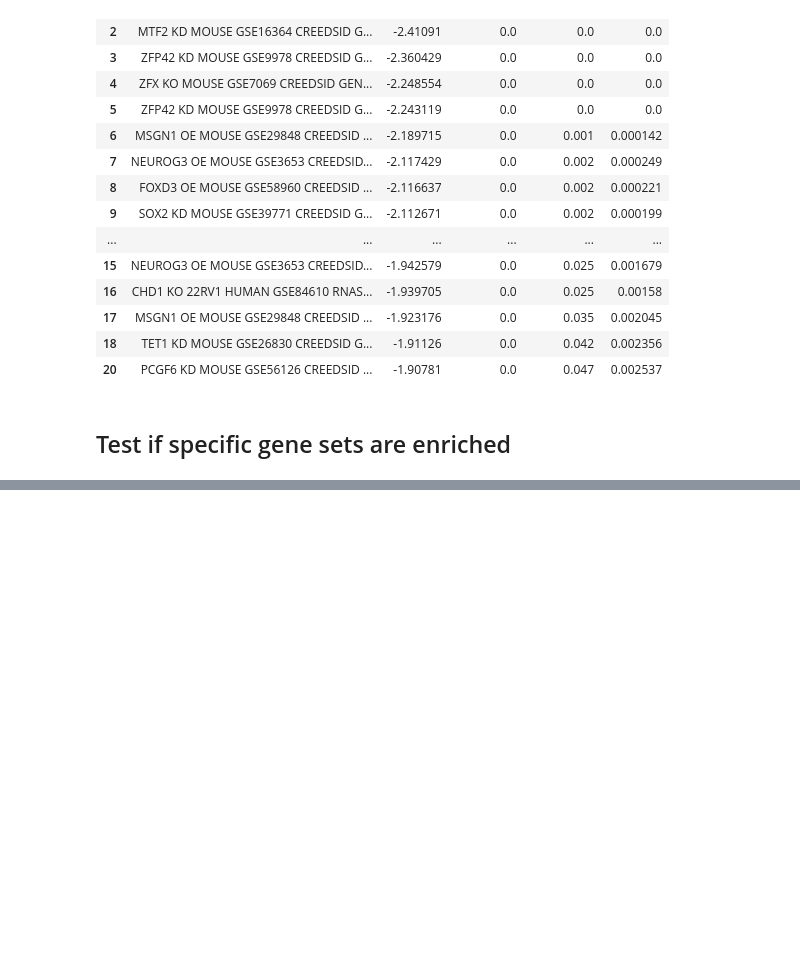
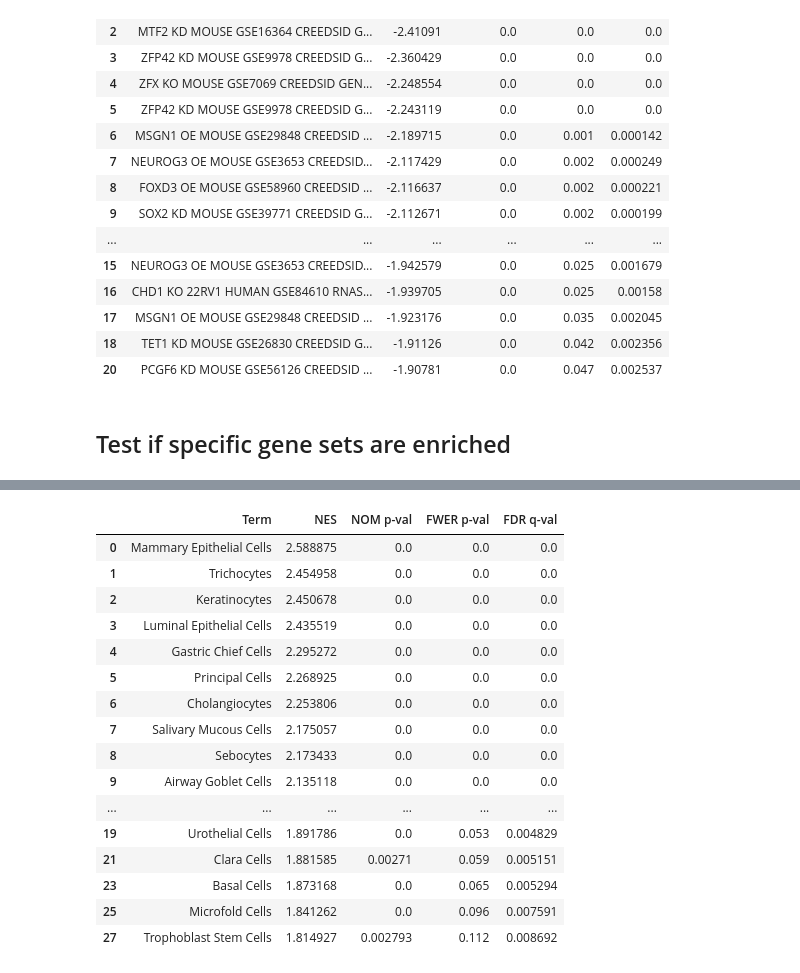
Before and after one commit to logolyte/hic2_masters_project, a Jupyter notebook: Gene ontology analysis version 4.ipynb, the cells around one changed output, grey strips where cells are left out. Saved outputs shown, nothing was run; the diff lists cells and outputs as text; code cells hidden in the pictures; blank space fills up the shorter version.

Commit message:
Differential expression analysis between macrostates with Scanpy

```diff
--- a/Gene ontology analysis version 4.ipynb
+++ b/Gene ontology analysis version 4.ipynb
@@ -527,0 +589,26 @@ The order of those genes will be arbitrary, which may produce unexpected results
+# %%
+# perform differential expression using the standard wilcoxon rank-sum test
+scanpy.tl.rank_genes_groups(
+    adata,
+    groupby="macrostate",
+    method="wilcoxon",
+    use_raw=False,
+    key_added="macrostate_rank_genes"
+)
+
+# extract the results into a dataframe for a specific target macrostate
+dead_end_rank_df = scanpy.get.rank_genes_groups_df(
+    adata,
+    key="macrostate_rank_genes",
+    group="Day 12 Control"
+)
+dead_end_rank_df.index = dead_end_rank_df["names"]
+dead_end_rank_df = dead_end_rank_df.drop(columns="names")
+
+control_rank_df = scanpy.get.rank_genes_groups_df(
+    adata,
+    key="macrostate_rank_genes",
+    group="Day 4 Control"
+)
+control_rank_df.index = control_rank_df["names"]
+control_rank_df = control_rank_df.drop(columns="names")
@@ -527,0 +750,12 @@ The order of those genes will be arbitrary, which may produce unexpected results
+# %%
+# Cell types in the dead end
+
+pre_res = gseapy.prerank(
+    rnk=dead_end_rank_df[["scores"]],
+    gene_sets="PanglaoDB_Augmented_2021",
+    threads=32,
+    min_size=5,
+    max_size=1000
+)
+pre_res.res2d.sort_values("NES", ascending=False).head(20)[["Term", "NES", "NOM p-val", "FWER p-val", "FDR q-val"]]
+# %% [output]
@@ -527,0 +764,17 @@ The order of those genes will be arbitrary, which may produce unexpected results
+|  | Term | NES | NOM p-val | FWER p-val | FDR q-val |
+| 0 | Mammary Epithelial Cells | 2.588875 | 0.0 | 0.0 | 0.0 |
+| 1 | Trichocytes | 2.454958 | 0.0 | 0.0 | 0.0 |
+| 2 | Keratinocytes | 2.450678 | 0.0 | 0.0 | 0.0 |
+| 3 | Luminal Epithelial Cells | 2.435519 | 0.0 | 0.0 | 0.0 |
+| 4 | Gastric Chief Cells | 2.295272 | 0.0 | 0.0 | 0.0 |
+| 5 | Principal Cells | 2.268925 | 0.0 | 0.0 | 0.0 |
+| 6 | Cholangiocytes | 2.253806 | 0.0 | 0.0 | 0.0 |
+| 7 | Salivary Mucous Cells | 2.175057 | 0.0 | 0.0 | 0.0 |
+| 8 | Sebocytes | 2.173433 | 0.0 | 0.0 | 0.0 |
+| 9 | Airway Goblet Cells | 2.135118 | 0.0 | 0.0 | 0.0 |
+| ... | ... | ... | ... | ... | ... |
+| 19 | Urothelial Cells | 1.891786 | 0.0 | 0.053 | 0.004829 |
+| 21 | Clara Cells | 1.881585 | 0.00271 | 0.059 | 0.005151 |
+| 23 | Basal Cells | 1.873168 | 0.0 | 0.065 | 0.005294 |
+| 25 | Microfold Cells | 1.841262 | 0.0 | 0.096 | 0.007591 |
+| 27 | Trophoblast Stem Cells | 1.814927 | 0.002793 | 0.112 | 0.008692 |
```
Also changed, not shown: parts of 42 cells of this notebook, 2 other files.
